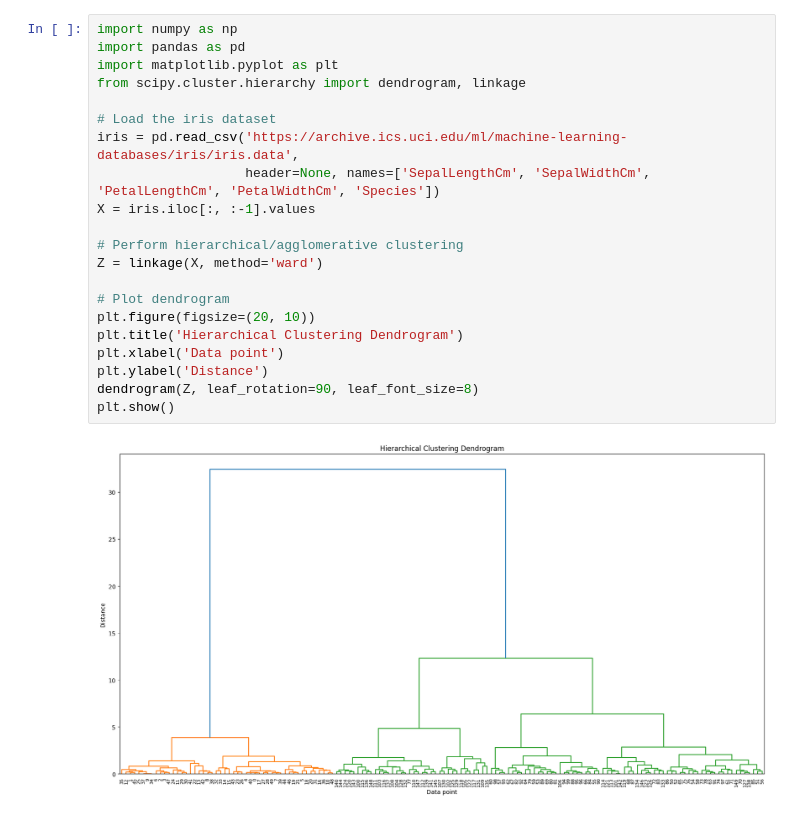
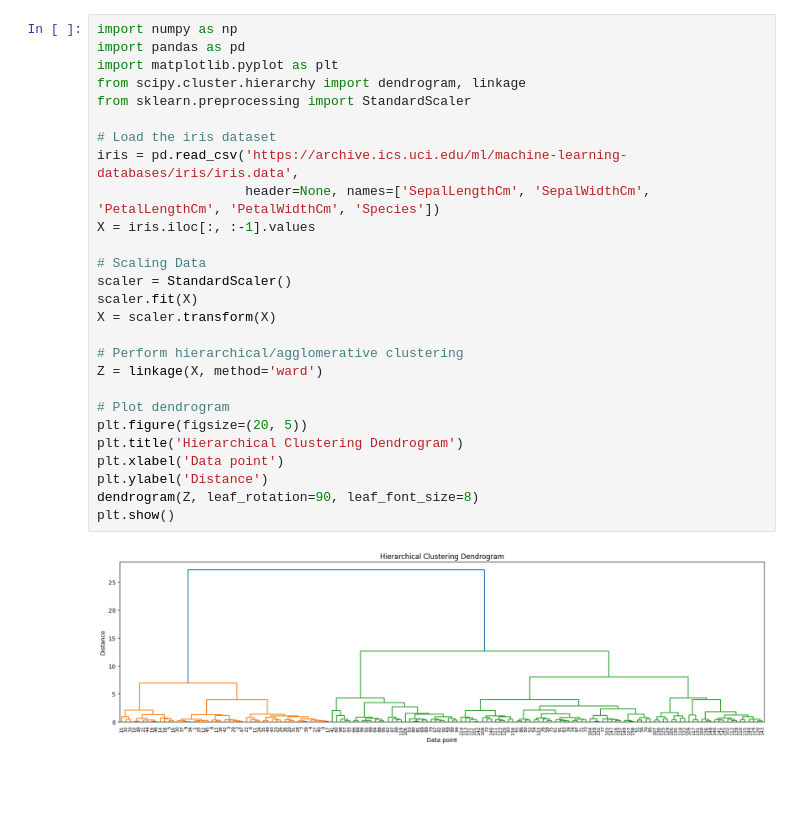
Before and after one commit to sunny9sinha/Blog_Clustering, a Jupyter notebook: Agglomerative.ipynb, the cells around one changed output. Drawn from its saved outputs; the diff is of its cells as text; blank space fills up the shorter version.

```diff
--- a/Agglomerative.ipynb
+++ b/Agglomerative.ipynb
@@ -3,23 +3,29 @@
 # %%
 import numpy as np
 import pandas as pd
 import matplotlib.pyplot as plt
 from scipy.cluster.hierarchy import dendrogram, linkage
+from sklearn.preprocessing import StandardScaler
 
 # Load the iris dataset
 iris = pd.read_csv('https://archive.ics.uci.edu/ml/machine-learning-databases/iris/iris.data',
                    header=None, names=['SepalLengthCm', 'SepalWidthCm', 'PetalLengthCm', 'PetalWidthCm', 'Species'])
 X = iris.iloc[:, :-1].values
 
+# Scaling Data
+scaler = StandardScaler()
+scaler.fit(X)
+X = scaler.transform(X)
+
 # Perform hierarchical/agglomerative clustering
 Z = linkage(X, method='ward')
 
 # Plot dendrogram
-plt.figure(figsize=(20, 10))
+plt.figure(figsize=(20, 5))
 plt.title('Hierarchical Clustering Dendrogram')
 plt.xlabel('Data point')
 plt.ylabel('Distance')
 dendrogram(Z, leaf_rotation=90, leaf_font_size=8)
 plt.show()
 # %% [output]
-[figure, old version]
+[figure, new version]
```
